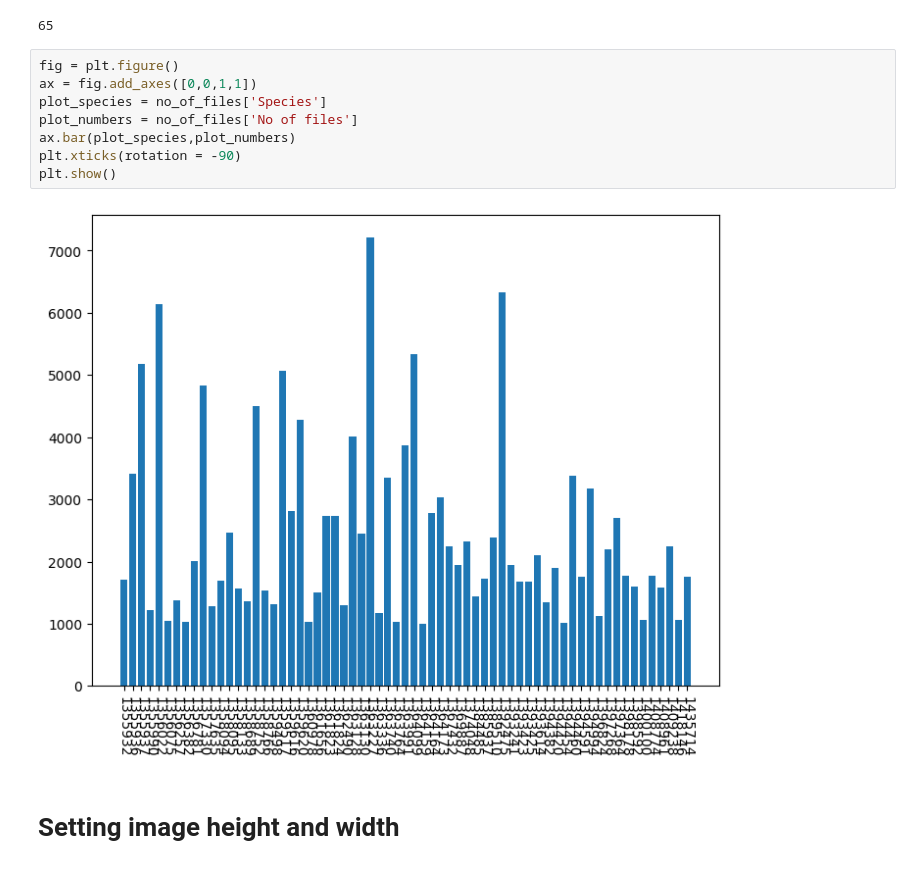
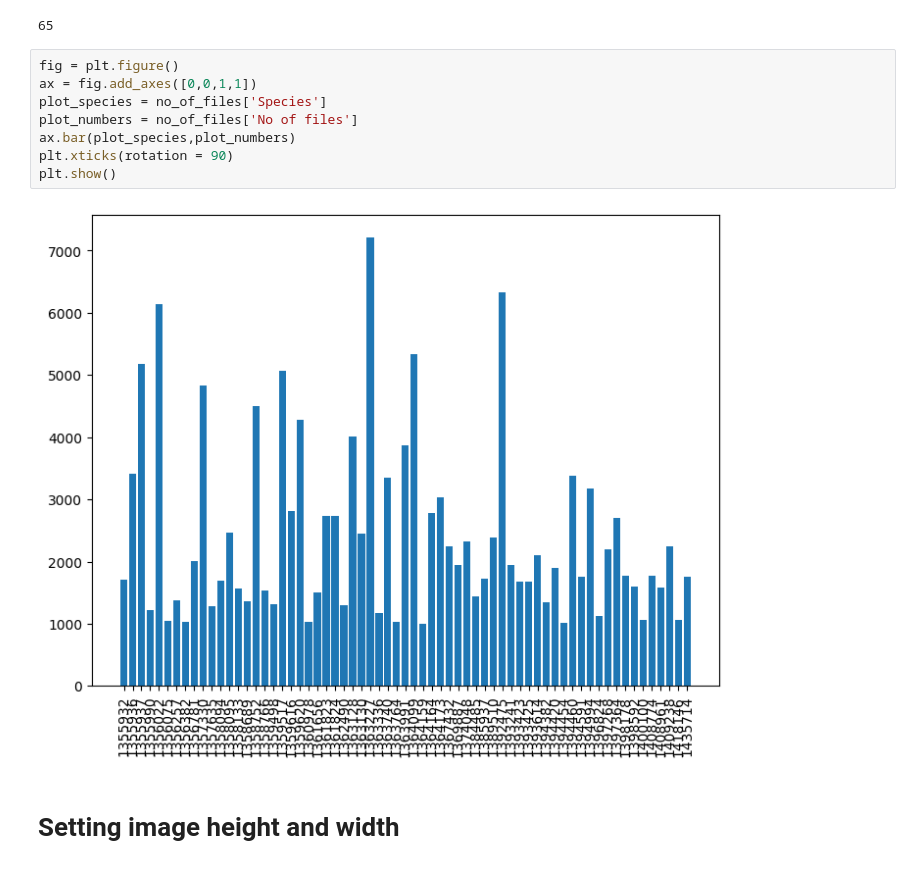
Before and after one commit to zala-lahovnik/BotaniAI, a Jupyter notebook: Classification/Classification.ipynb, the cells around one changed output. Saved outputs shown, nothing was run; the diff lists cells and outputs as text.

```diff
--- a/Classification/Classification.ipynb
+++ b/Classification/Classification.ipynb
@@ -91,13 +91,13 @@ count_more_than_1000
 # %%
 fig = plt.figure()
 ax = fig.add_axes([0,0,1,1])
 plot_species = no_of_files['Species']
 plot_numbers = no_of_files['No of files']
 ax.bar(plot_species,plot_numbers)
-plt.xticks(rotation = -90)
+plt.xticks(rotation = 90)
 plt.show()
 # %% [output]
-[figure, old version]
+[figure, new version]
 # %% [markdown]
 # Setting image height and width
 # %%
```
Also changed, not shown: parts of 8 cells of this notebook.
